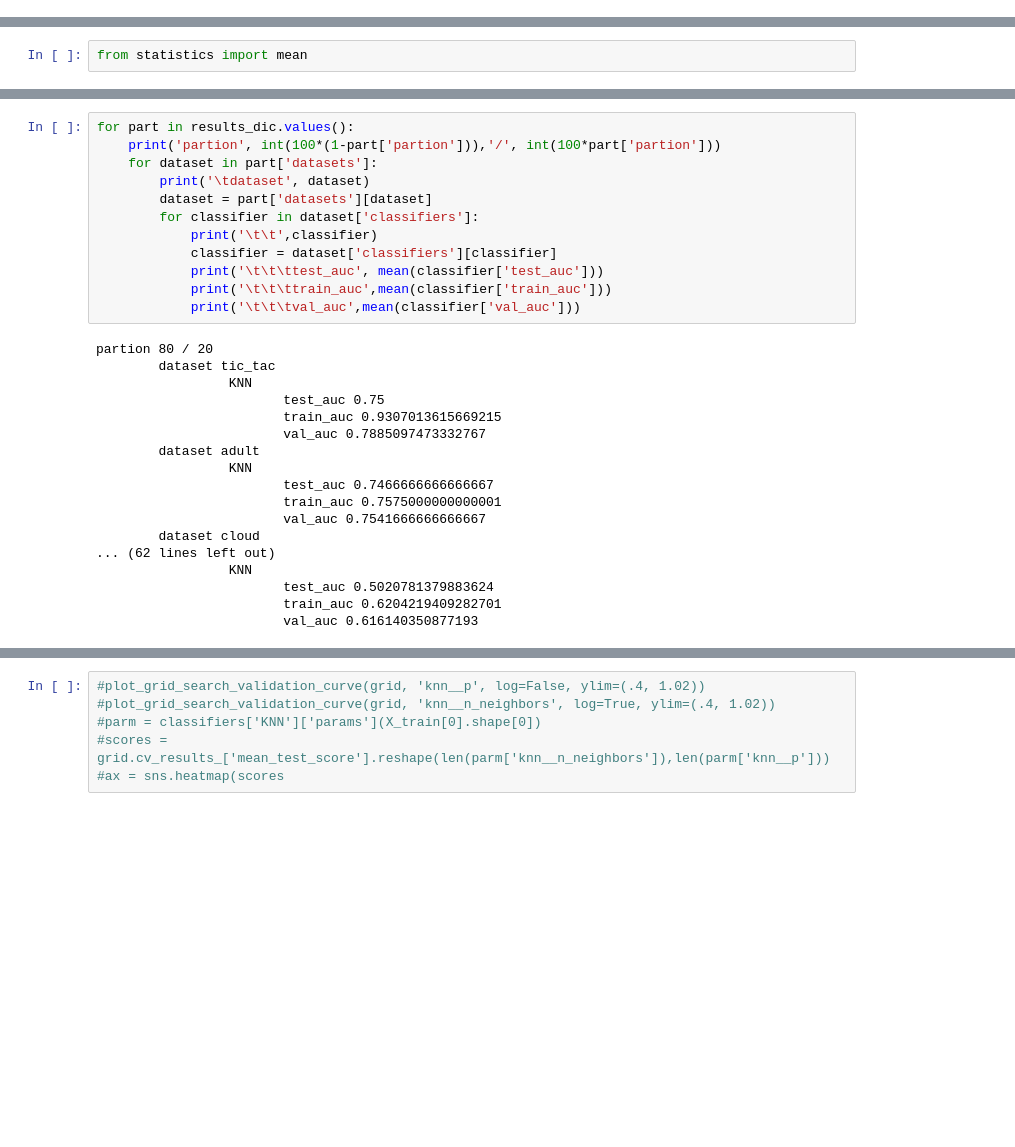
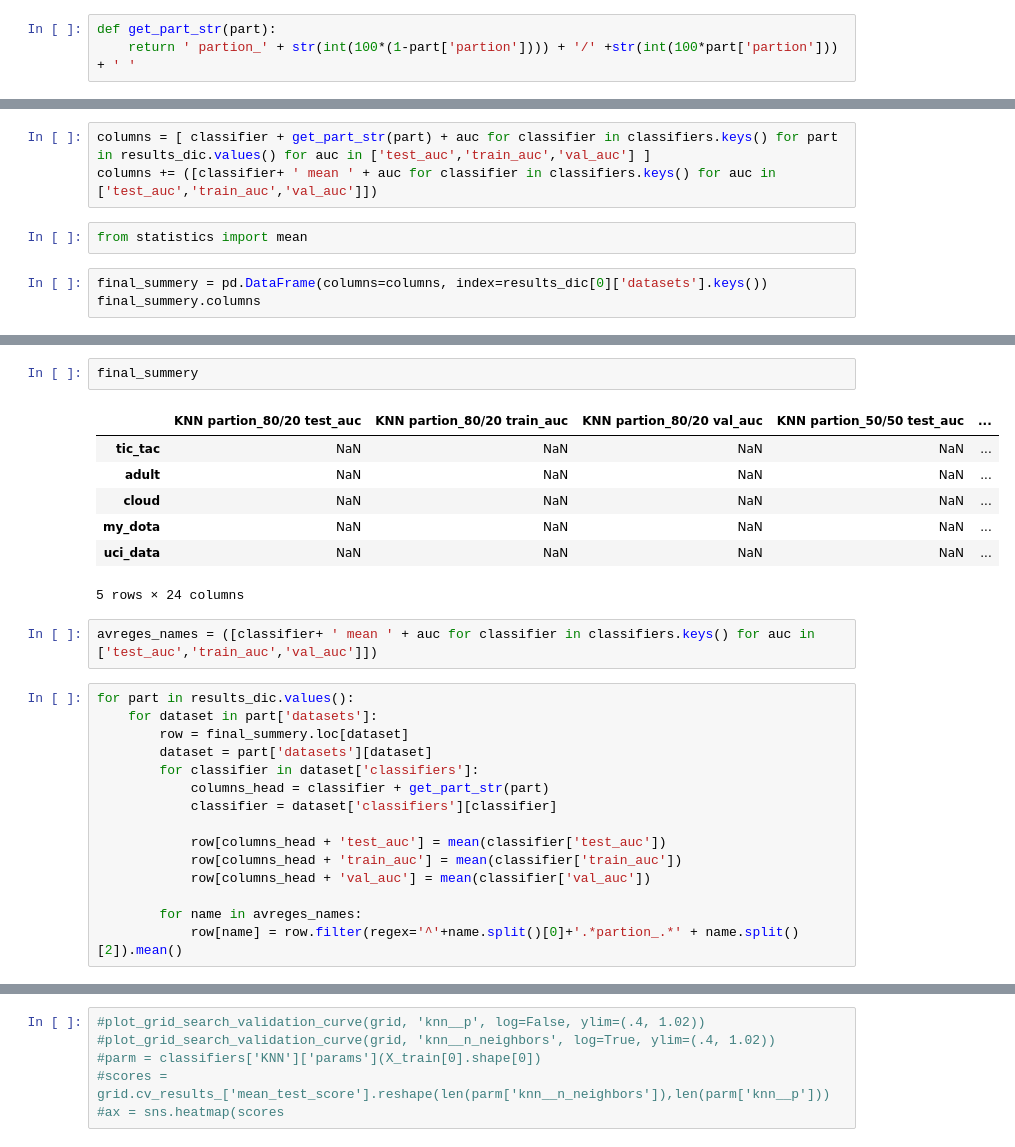
Before and after one commit to TamuzHod/supervised_Classification_Comparison, a Jupyter notebook: small_scale.ipynb, the cells around one changed output, grey strips where cells are left out. Drawn from its saved outputs; the diff is of its cells as text; blank space fills up the shorter version.

```diff
--- a/small_scale.ipynb
+++ b/small_scale.ipynb
@@ -276,0 +296,3 @@ partion 0.2
+# %%
+def get_part_str(part):
+    return ' partion_' + str(int(100*(1-part['partion']))) + '/' +str(int(100*part['partion'])) + ' '
@@ -277,2 +303,8 @@ partion 0.2
+# %%
+columns = [ classifier + get_part_str(part) + auc for classifier in classifiers.keys() for part in results_dic.values() for auc in ['test_auc','train_auc','val_auc'] ]
+columns += ([classifier+ ' mean ' + auc for classifier in classifiers.keys() for auc in ['test_auc','train_auc','val_auc']])
 # %%
 from statistics import mean
+# %%
+final_summery = pd.DataFrame(columns=columns, index=results_dic[0]['datasets'].keys())
+final_summery.columns
@@ -279,30 +324,27 @@ from statistics import mean
+# %%
+final_summery
+# %% [output]
+|  | KNN partion_80/20 test_auc | KNN partion_80/20 train_auc | KNN partion_80/20 val_auc | KNN partion_50/50 test_auc | ... |
+| tic_tac | NaN | NaN | NaN | NaN | ... |
+| adult | NaN | NaN | NaN | NaN | ... |
+| cloud | NaN | NaN | NaN | NaN | ... |
+| my_dota | NaN | NaN | NaN | NaN | ... |
+| uci_data | NaN | NaN | NaN | NaN | ... |
+5 rows × 24 columns
+# %%
+avreges_names = ([classifier+ ' mean ' + auc for classifier in classifiers.keys() for auc in ['test_auc','train_auc','val_auc']])
 # %%
 for part in results_dic.values():
-    print('partion', int(100*(1-part['partion'])),'/', int(100*part['partion']))
     for dataset in part['datasets']:
-        print('\tdataset', dataset)
+        row = final_summery.loc[dataset]
         dataset = part['datasets'][dataset]
         for classifier in dataset['classifiers']:
-            print('\t\t',classifier)
+            columns_head = classifier + get_part_str(part)
             classifier = dataset['classifiers'][classifier]
-            print('\t\t\ttest_auc', mean(classifier['test_auc']))
-            print('\t\t\ttrain_auc',mean(classifier['train_auc']))
-            print('\t\t\tval_auc',mean(classifier['val_auc']))
+
+            row[columns_head + 'test_auc'] = mean(classifier['test_auc'])
+            row[columns_head + 'train_auc'] = mean(classifier['train_auc'])
+            row[columns_head + 'val_auc'] = mean(classifier['val_auc'])
+
+        for name in avreges_names:
+            row[name] = row.filter(regex='^'+name.split()[0]+'.*partion_.*' + name.split()[2]).mean()
-# %% [output]
-partion 80 / 20
-        dataset tic_tac
-                 KNN
-                        test_auc 0.75
-                        train_auc 0.9307013615669215
-                        val_auc 0.7885097473332767
-        dataset adult
-                 KNN
-                        test_auc 0.7466666666666667
-                        train_auc 0.7575000000000001
-                        val_auc 0.7541666666666667
-        dataset cloud
-... (62 lines left out)
-                 KNN
-                        test_auc 0.5020781379883624
-                        train_auc 0.6204219409282701
-                        val_auc 0.616140350877193
```
Also changed, not shown: parts of 9 cells of this notebook.
